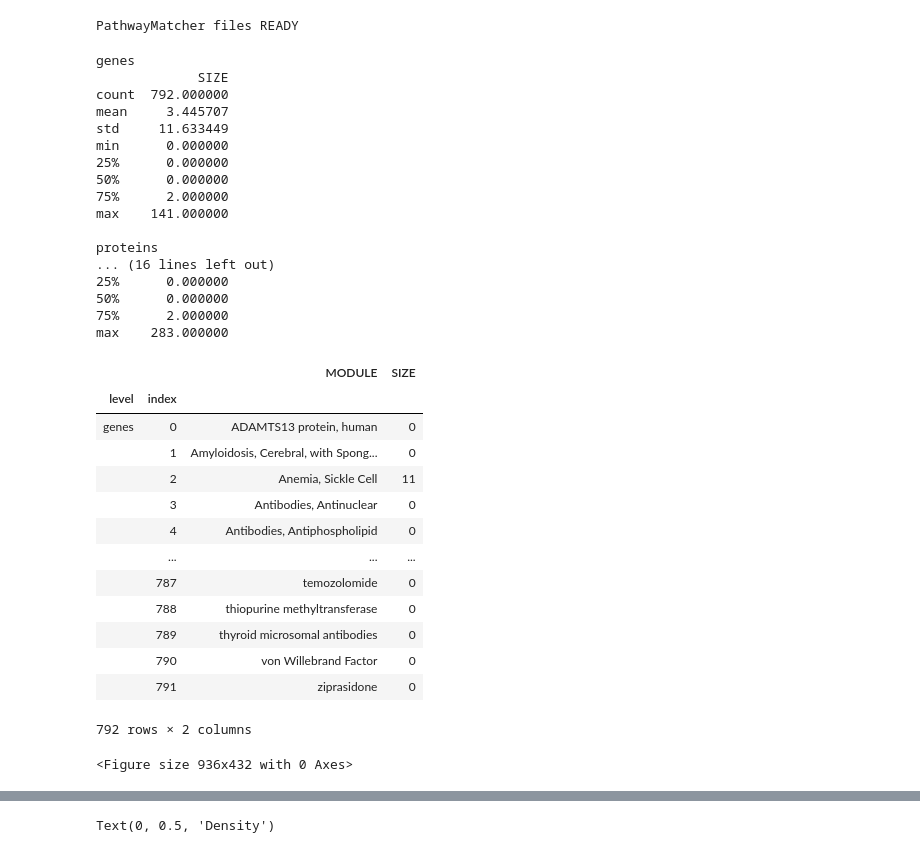
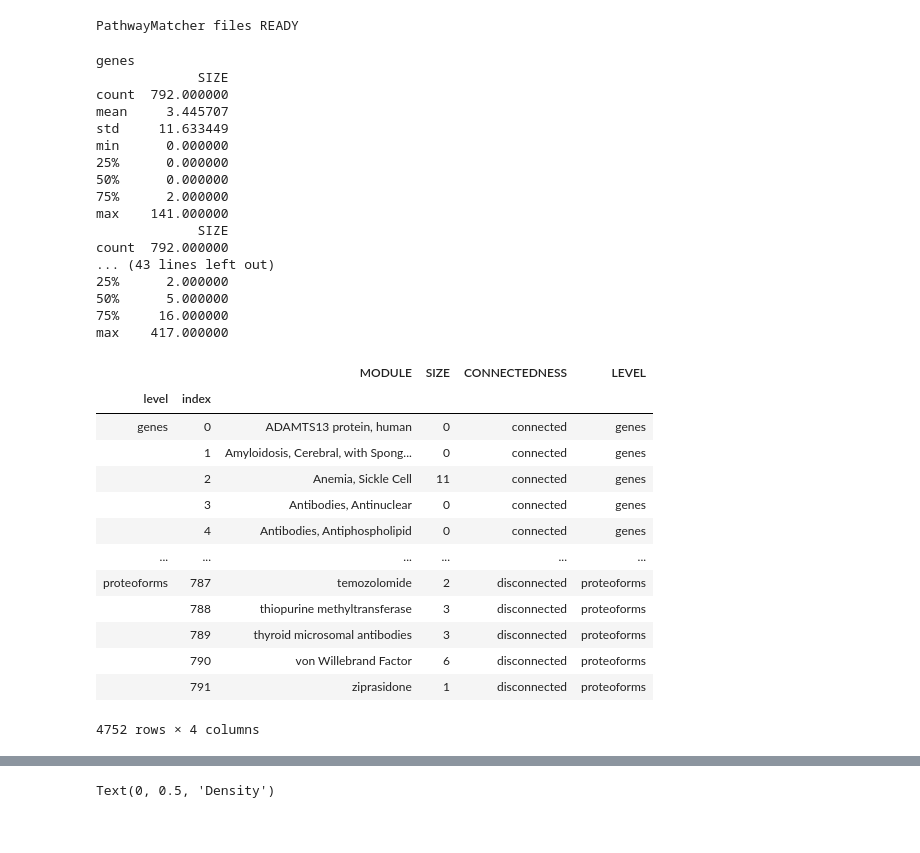
Before and after one commit to PathwayAnalysisPlatform/ProteoformNetworks, a Jupyter notebook: src/Python/overlap_analysis.ipynb, the cells around one changed output, grey strips where cells are left out. Saved outputs shown, nothing was run; the diff lists cells and outputs as text; code cells hidden in the pictures.

```diff
--- a/src/Python/overlap_analysis.ipynb
+++ b/src/Python/overlap_analysis.ipynb
@@ -62,47 +62,56 @@ dataset="PheGenI"
 # pair of traits.
 # Creates a file with a selection of trait pair examples which show decrease in the overlap.
 # %%
-sizes_dict = {level: pd.read_csv(f"../../reports/module_sizes_{level}.tsv", sep="\t") for level in levels}
+sizes_dict_connected = {level: pd.read_csv(f"../../reports/modules/module_sizes_{level}.tsv", sep="\t") for level in levels}
+sizes_dict_disconnected = {level: pd.read_csv(f"../../reports/modules_keep_disconnected/module_sizes_{level}.tsv", sep="\t") for level in levels}
 for level in levels:
     print(f"\n{level}")
-    print(sizes_dict[level].describe())
+    print(sizes_dict_connected[level].describe())
+    print(sizes_dict_disconnected[level].describe())
+    sizes_dict_connected[level]["CONNECTEDNESS"] = "connected"
+    sizes_dict_disconnected[level]["CONNECTEDNESS"] = "disconnected"
 
-
-sizes_df = pd.concat(sizes_dict, names=["level", "index"])
-sizes_df[sizes_df.index.get_level_values("level") == "genes"]
+sizes_df_connected = pd.concat(sizes_dict_connected, names=["level", "index"])
+sizes_df_disconnected = pd.concat(sizes_dict_disconnected, names=["level", "index"])
+# sizes_df[sizes_df.index.get_level_values("level") == "genes"]
+# sizes_df = pd.concat([sizes_df_connected, sizes_dict_disconnected], names=["level", "index"])
+# sizes_df
+sizes_df_connected["LEVEL"] = sizes_df_connected.index.get_level_values("level")
+sizes_df_disconnected["LEVEL"] = sizes_df_disconnected.index.get_level_values("level")
+sizes_df = pd.concat([sizes_df_connected, sizes_df_disconnected])
+sizes_df
 # %% [output]
 genes
              SIZE
 count  792.000000
 mean     3.445707
 std     11.633449
 min      0.000000
 25%      0.000000
 50%      0.000000
 75%      2.000000
 max    141.000000
-
-proteins
-... (16 lines left out)
-25%      0.000000
-50%      0.000000
-75%      2.000000
-max    283.000000
+             SIZE
+count  792.000000
+... (43 lines left out)
+25%      2.000000
+50%      5.000000
+75%     16.000000
+max    417.000000
-|  |  | MODULE | SIZE |
-| level | index |  |  |
-| genes | 0 | ADAMTS13 protein, human | 0 |
-|  | 1 | Amyloidosis, Cerebral, with Spong... | 0 |
-|  | 2 | Anemia, Sickle Cell | 11 |
-|  | 3 | Antibodies, Antinuclear | 0 |
-|  | 4 | Antibodies, Antiphospholipid | 0 |
-|  | ... | ... | ... |
-|  | 787 | temozolomide | 0 |
-|  | 788 | thiopurine methyltransferase | 0 |
-|  | 789 | thyroid microsomal antibodies | 0 |
-|  | 790 | von Willebrand Factor | 0 |
-|  | 791 | ziprasidone | 0 |
+|  |  | MODULE | SIZE | CONNECTEDNESS | LEVEL |
+| level | index |  |  |  |  |
+| genes | 0 | ADAMTS13 protein, human | 0 | connected | genes |
+|  | 1 | Amyloidosis, Cerebral, with Spong... | 0 | connected | genes |
+|  | 2 | Anemia, Sickle Cell | 11 | connected | genes |
+|  | 3 | Antibodies, Antinuclear | 0 | connected | genes |
+|  | 4 | Antibodies, Antiphospholipid | 0 | connected | genes |
+| ... | ... | ... | ... | ... | ... |
+| proteoforms | 787 | temozolomide | 2 | disconnected | proteoforms |
+|  | 788 | thiopurine methyltransferase | 3 | disconnected | proteoforms |
+|  | 789 | thyroid microsomal antibodies | 3 | disconnected | proteoforms |
+|  | 790 | von Willebrand Factor | 6 | disconnected | proteoforms |
+|  | 791 | ziprasidone | 1 | disconnected | proteoforms |
-792 rows × 2 columns
+4752 rows × 4 columns
-<Figure size 936x432 with 0 Axes>
 # %%
 # Do the following plots for the modules in two cases: keeping disconnected nodes and removing them
     # Jitter plot showing the sizes for genes, proteins and proteoforms
```
Also changed, not shown: parts of 2 cells of this notebook, 7 other files.
